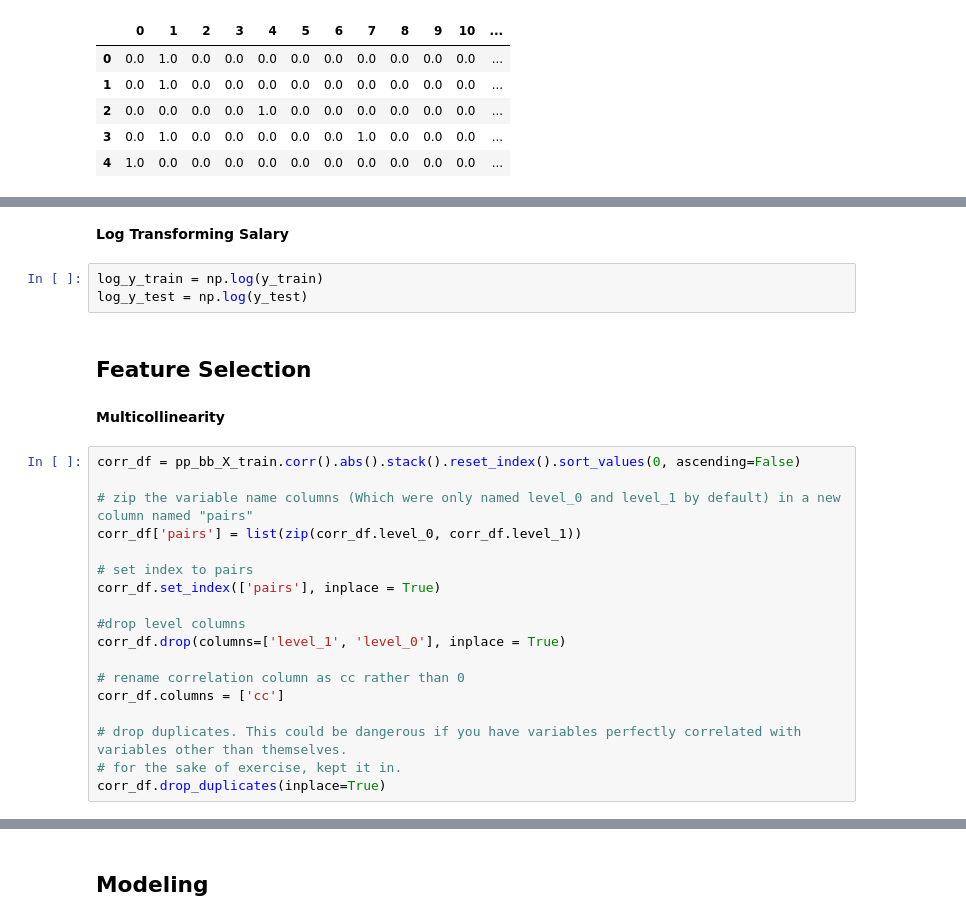
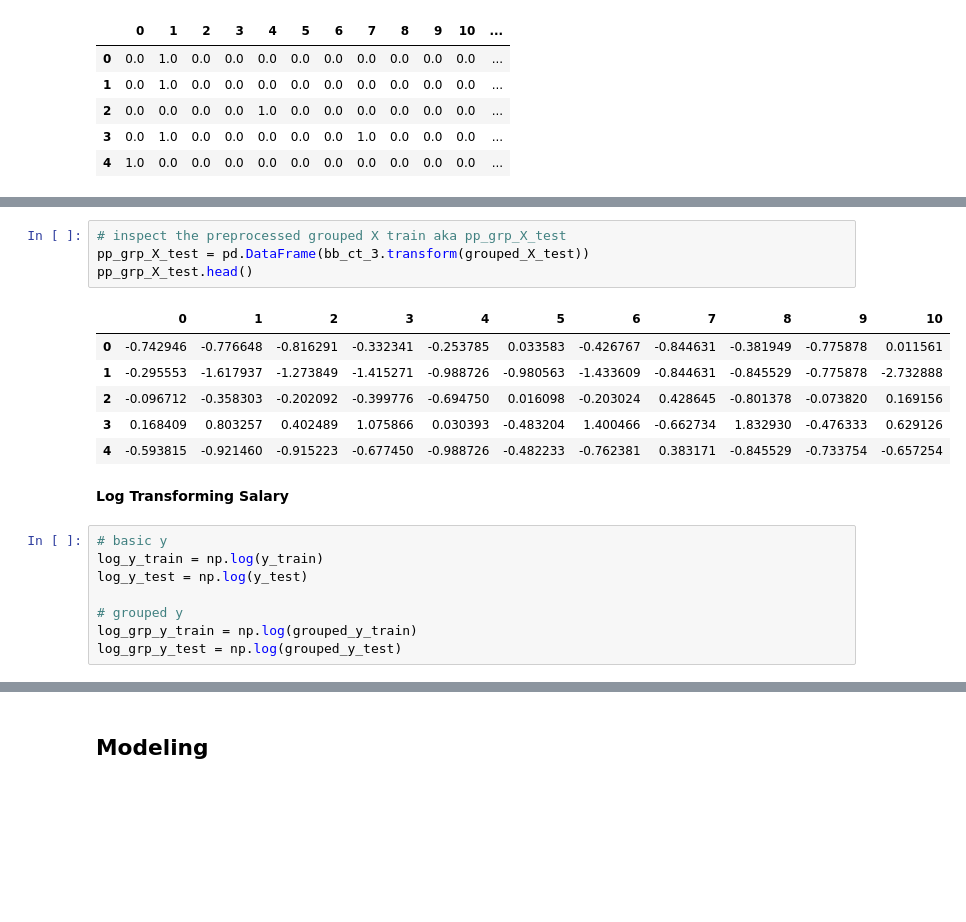
Before and after one commit to eric8395/baseball-analytics, a Jupyter notebook: Modeling - Batting Basic.ipynb, the cells around one changed output, grey strips where cells are left out. Cells and saved outputs as stored; diff of their text form; blank space fills up the shorter version.

```diff
--- a/Modeling - Batting Basic.ipynb
+++ b/Modeling - Batting Basic.ipynb
@@ -264,27 +356,21 @@ pp_bb_X_test.shape
+# %%
+# inspect the preprocessed grouped X train aka pp_grp_X_test
+pp_grp_X_test = pd.DataFrame(bb_ct_3.transform(grouped_X_test))
+pp_grp_X_test.head()
+# %% [output]
+|  | 0 | 1 | 2 | 3 | 4 | 5 | 6 | 7 | 8 | 9 | 10 |
+| 0 | -0.742946 | -0.776648 | -0.816291 | -0.332341 | -0.253785 | 0.033583 | -0.426767 | -0.844631 | -0.381949 | -0.775878 | 0.011561 |
+| 1 | -0.295553 | -1.617937 | -1.273849 | -1.415271 | -0.988726 | -0.980563 | -1.433609 | -0.844631 | -0.845529 | -0.775878 | -2.732888 |
+| 2 | -0.096712 | -0.358303 | -0.202092 | -0.399776 | -0.694750 | 0.016098 | -0.203024 | 0.428645 | -0.801378 | -0.073820 | 0.169156 |
+| 3 | 0.168409 | 0.803257 | 0.402489 | 1.075866 | 0.030393 | -0.483204 | 1.400466 | -0.662734 | 1.832930 | -0.476333 | 0.629126 |
+| 4 | -0.593815 | -0.921460 | -0.915223 | -0.677450 | -0.988726 | -0.482233 | -0.762381 | 0.383171 | -0.845529 | -0.733754 | -0.657254 |
 # %% [markdown]
 **Log Transforming Salary**
 # %%
+# basic y
 log_y_train = np.log(y_train)
 log_y_test = np.log(y_test)
+
+# grouped y
+log_grp_y_train = np.log(grouped_y_train)
+log_grp_y_test = np.log(grouped_y_test)
-# %% [markdown]
-## Feature Selection
-# %% [markdown]
-**Multicollinearity**
-# %%
-corr_df = pp_bb_X_train.corr().abs().stack().reset_index().sort_values(0, ascending=False)
-
-# zip the variable name columns (Which were only named level_0 and level_1 by default) in a new column named "pairs"
-corr_df['pairs'] = list(zip(corr_df.level_0, corr_df.level_1))
-
-# set index to pairs
-corr_df.set_index(['pairs'], inplace = True)
-
-#drop level columns
-corr_df.drop(columns=['level_1', 'level_0'], inplace = True)
-
-# rename correlation column as cc rather than 0
-corr_df.columns = ['cc']
-
-# drop duplicates. This could be dangerous if you have variables perfectly correlated with variables other than themselves.
-# for the sake of exercise, kept it in.
-corr_df.drop_duplicates(inplace=True)
```
Also changed, not shown: parts of 98 cells of this notebook, 5 other files.
